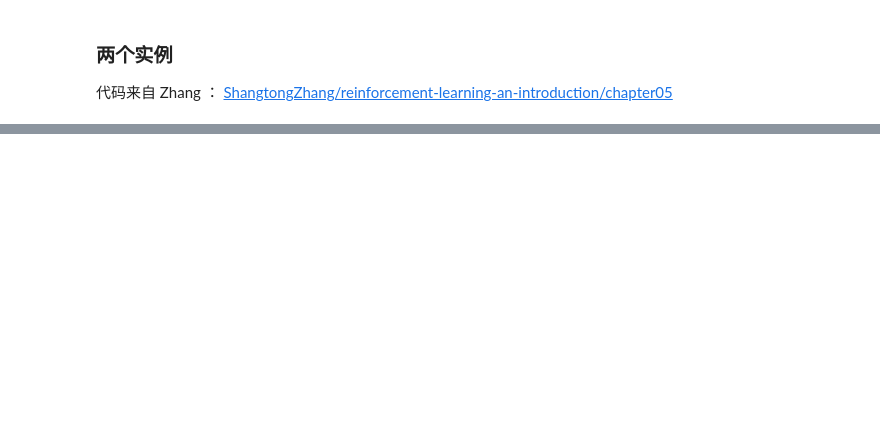
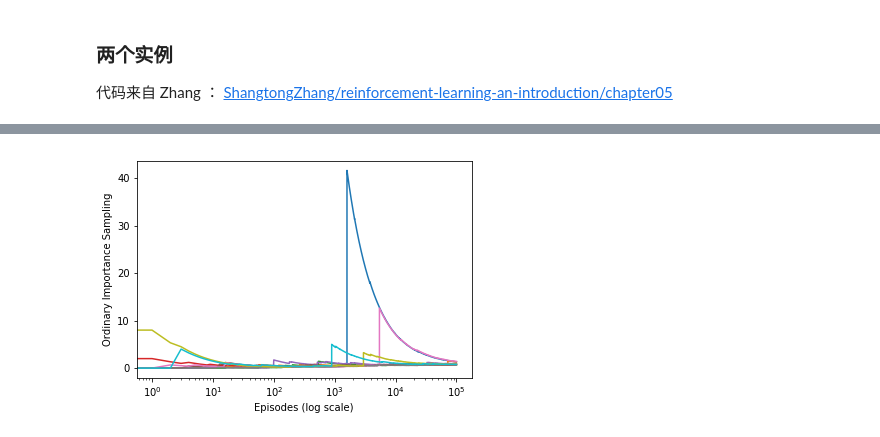
Before and after one commit to PiperLiu/Reinforcement-Learning-practice-zh, a Jupyter notebook: practice/04-Monte-Carlo-Methods.ipynb, the cells around one changed output, grey strips where cells are left out. Cells and saved outputs as stored; diff of their text form; code cells hidden in the pictures; blank space fills up the shorter version.

```diff
--- a/practice/04-Monte-Carlo-Methods.ipynb
+++ b/practice/04-Monte-Carlo-Methods.ipynb
@@ -126,0 +621,7 @@ E & = 1 \times E(left) + 0 \times E(right) \\
+# %%
+figure_5_4()
+# 基于普通重要度采样的“首次访问型”MC算法的10次独立运行结果，
+# 预测值不收敛到正确的1
+# 存疑：这个应该不是“首次访问型”
+# %% [output]
+[figure, added]
```
Also changed, not shown: parts of 7 cells of this notebook, 3 other files.
